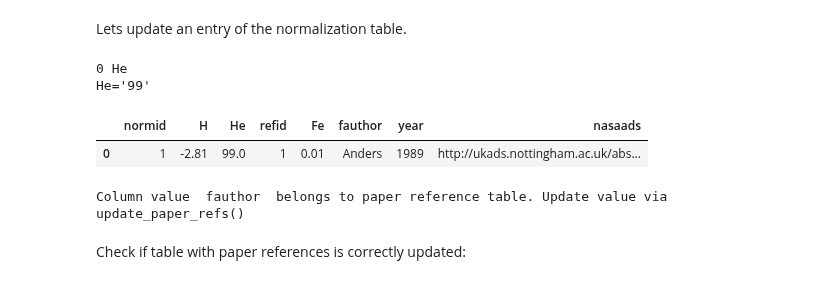
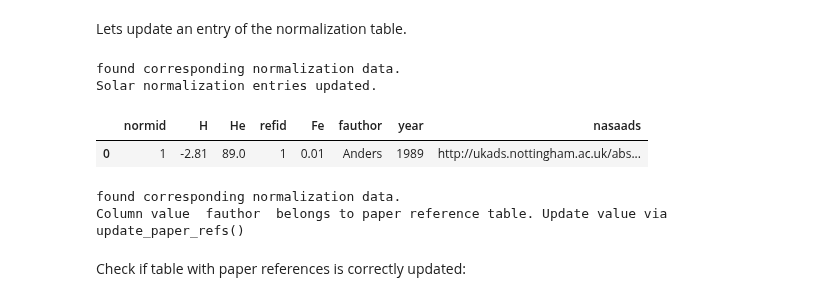
Before and after one commit to NuGrid/NuPyCEE, a Jupyter notebook: DOC/Capabilities/SQL_stellab.ipynb, the cells around one changed output. Drawn from its saved outputs; the diff is of its cells as text; code cells hidden in the pictures.

Commit message:
update SQL_stellab.ipynb, added stellab_sql.py

```diff
--- a/DOC/Capabilities/SQL_stellab.ipynb
+++ b/DOC/Capabilities/SQL_stellab.ipynb
@@ -455,0 +70,2 @@ def update_abundance_data(abu_paper,abu_norm,abu_label,abu_data):
+# %%
+stsql=stellab_sql.stellab_sql(db_name='stellab.db')
@@ -462,7 +80,7 @@ def update_abundance_data(abu_paper,abu_norm,abu_label,abu_data):
 normalization_paper=['Anders',1989,'http://ukads.nottingham.ac.uk/abs/1993A%26A...271..587G']
 normalization_label=['H','He','Fe']
 normalization_data = [-2.81,0.34,0.01]
-add_solar_normalization(normalization_paper,normalization_label,normalization_data)
+stsql.add_solar_normalization(normalization_paper,normalization_label,normalization_data)
 # %% [output]
 add paper for solar normalization to table refs.
 add paper related to abundance to table refs.
@@ -476,20 +94,23 @@ get_solar_normalizations()
 | 0 | 1 | -2.81 | 0.34 | 1 | 0.01 | Anders | 1989 | http://ukads.nottingham.ac.uk/abs... |
 # %% [markdown]
 Lets update an entry of the normalization table.
-# %%
-update_solar_normalizations(normid=1,He=99)
-# %% [output]
-0 He
-He='99'
-# %%
-get_solar_normalizations()
-# %% [output]
-|  | normid | H | He | refid | Fe | fauthor | year | nasaads |
-| 0 | 1 | -2.81 | 99.0 | 1 | 0.01 | Anders | 1989 | http://ukads.nottingham.ac.uk/abs... |
-# %%
-update_solar_normalizations(normid=1,fauthor='Mr. X')
-# %% [output]
-Column value  fauthor  belongs to paper reference table. Update value via update_paper_refs()
+# %%
+normalization_paper=['Anders',1989]
+stsql.update_solar_normalizations(normalization_paper,update={'He':89})
+# %% [output]
+found corresponding normalization data.
+Solar normalization entries updated.
+# %%
+stsql.get_solar_normalizations()
+# %% [output]
+|  | normid | H | He | refid | Fe | fauthor | year | nasaads |
+| 0 | 1 | -2.81 | 89.0 | 1 | 0.01 | Anders | 1989 | http://ukads.nottingham.ac.uk/abs... |
+# %%
+normalization_paper=['Anders',1989]
+stsql.update_solar_normalizations(normalization_paper,update={'fauthor':'Mr. X'})
+# %% [output]
+found corresponding normalization data.
+Column value  fauthor  belongs to paper reference table. Update value via update_paper_refs()
 # %% [markdown]
 Check if table with paper references is correctly updated:
 # %%
```
Also changed, not shown: parts of 50 cells of this notebook, 2 other files.
